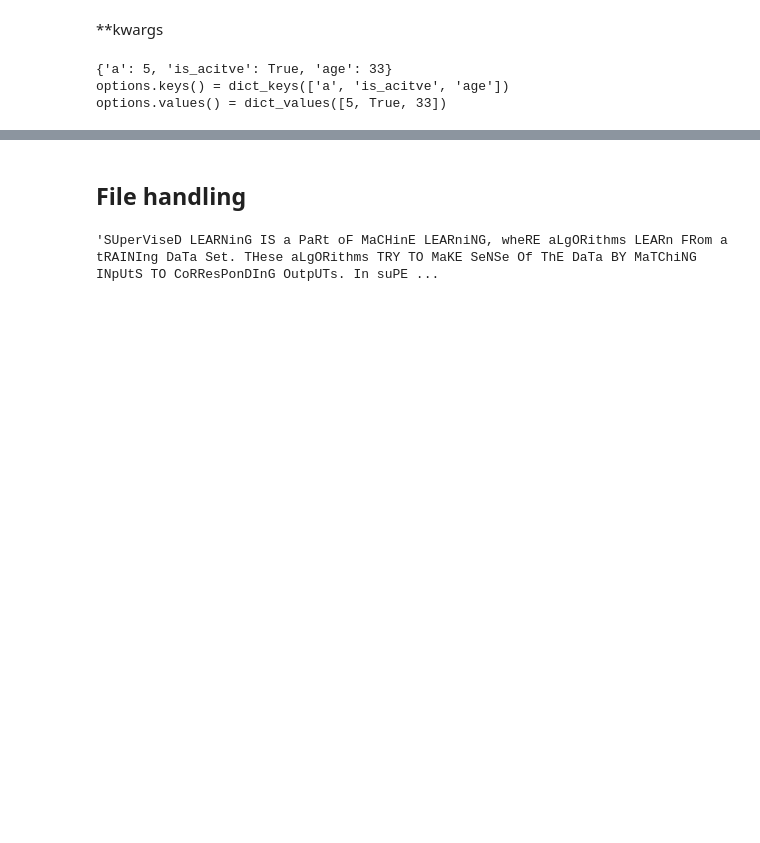
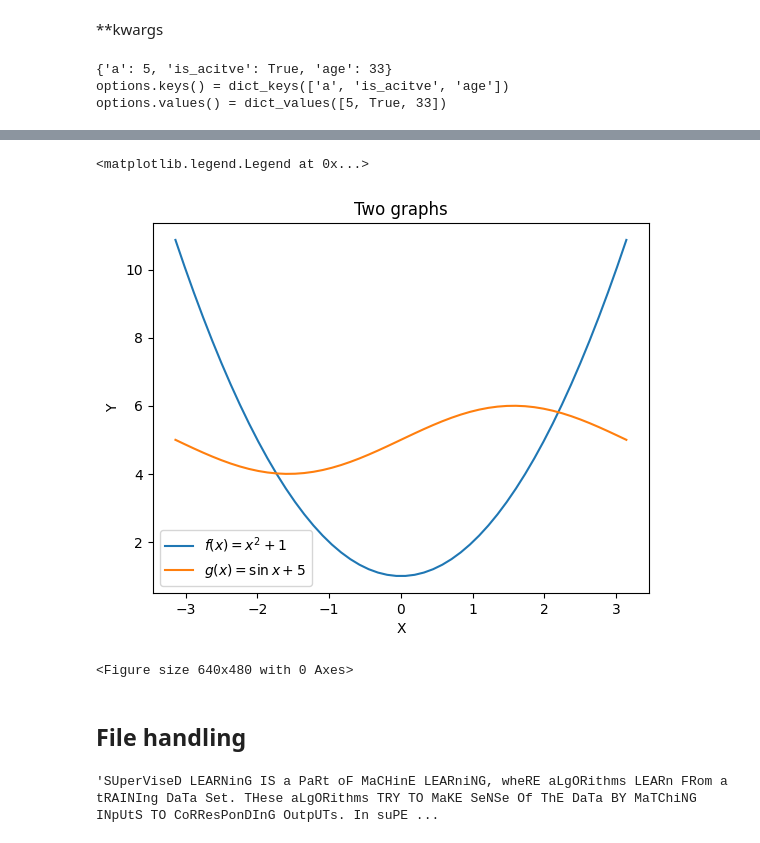
Before and after one commit to AlejandroHiroshima/data-platform-Alexander-Hrachovina-DE24, a Jupyter notebook: code_alongs/02_python_repetition/fundamentals_part2.ipynb, the cells around one changed output, grey strips where cells are left out. Cells and saved outputs as stored; diff of their text form; code cells hidden in the pictures; blank space fills up the shorter version.

```diff
--- a/code_alongs/02_python_repetition/fundamentals_part2.ipynb
+++ b/code_alongs/02_python_repetition/fundamentals_part2.ipynb
@@ -149,0 +224,3 @@ options.values() = dict_values([5, True, 33])
+# %%
+x = np.linspace(-np.pi, np.pi)
+x
@@ -150,3 +254,19 @@ options.values() = dict_values([5, True, 33])
+# %%
+f = lambda x: x**2 +1
+g = lambda x: np.sin(x) +5
+
+# OOP approach
+
+ax, fig = plt.axes(), plt.figure()
+
+ax.plot(x, f(x), label = "$f(x) = x^2 + 1$") # Som plt.legend
+ax.plot(x, g(x), label = "$g(x) = \sin{x} + 5$") # Som plt.legend
+ax.set(title = "Two graphs", xlabel="X", ylabel="Y") # som plt.ylabel, plt.xlabel och plt.title
+ax.legend() # utan denna skrivs inte legend, som i detta fall är med på rad 8 och 9
+# %% [output]
+<matplotlib.legend.Legend at 0x...>
+[figure, added]
+<Figure size 640x480 with 0 Axes>
 # %% [markdown]
 ## File handling
 # %%
```
Also changed, not shown: parts of 22 cells of this notebook, 8 other files.
